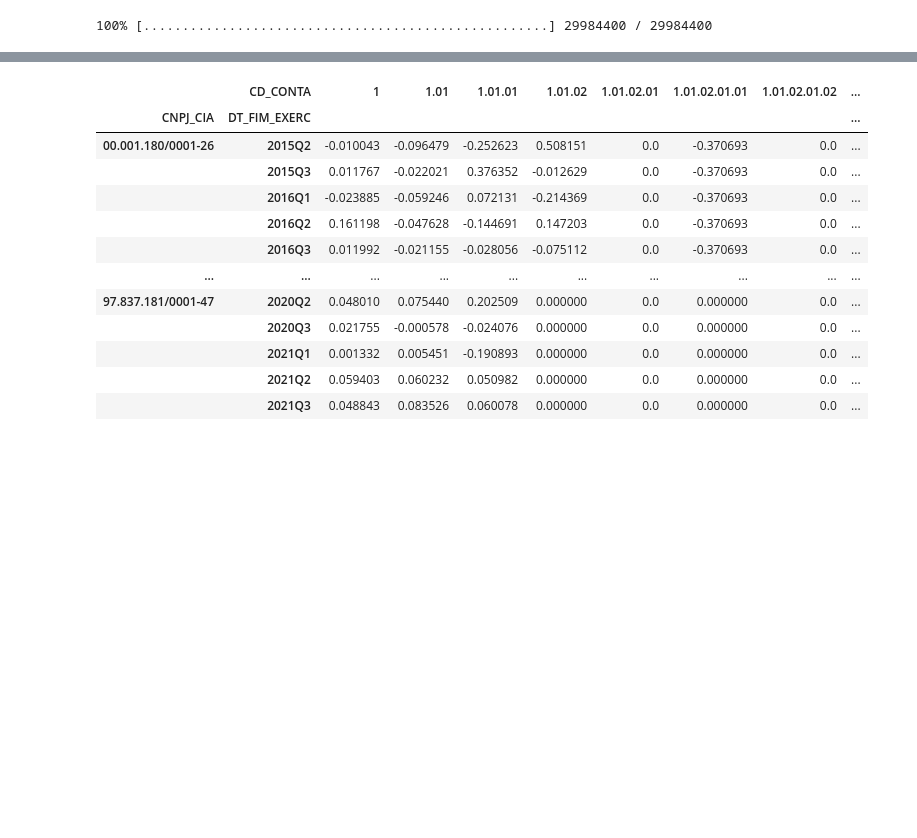
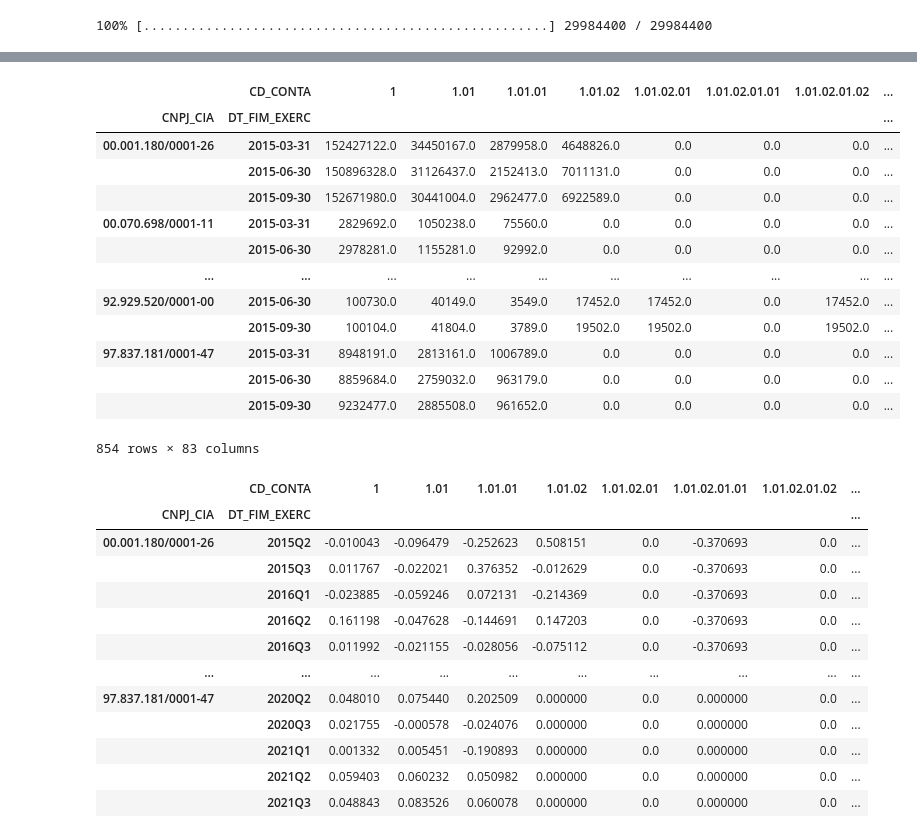
Before and after one commit to felipesveiga/stock-price-predictor, a Jupyter notebook: stock_80_percentile.ipynb, the cells around one changed output, grey strips where cells are left out. Cells and saved outputs as stored; diff of their text form; code cells hidden in the pictures; blank space fills up the shorter version.

```diff
--- a/stock_80_percentile.ipynb
+++ b/stock_80_percentile.ipynb
@@ -139,3 +139,23 @@ acoes[acoes['CNPJ']=='00.001.180/0001-26']
+# %%
+# As pivot-tables estão sendo montadas erroneamente?
+x=pd.read_csv('Statements/itr_cia_aberta_BPA_con_2015.csv', encoding='ISO-8859-1', sep=';',parse_dates=['DT_FIM_EXERC']).query('''ORDEM_EXERC=='ÚLTIMO' & ST_CONTA_FIXA=='S' & VERSAO==1 ''')
+# %%
+pd.pivot_table(x, values='VL_CONTA', columns='CD_CONTA', index=['CNPJ_CIA', 'DT_FIM_EXERC'])
+# %% [output]
+|  | CD_CONTA | 1 | 1.01 | 1.01.01 | 1.01.02 | 1.01.02.01 | 1.01.02.01.01 | 1.01.02.01.02 | ... |
+| CNPJ_CIA | DT_FIM_EXERC |  |  |  |  |  |  |  | ... |
+| 00.001.180/0001-26 | 2015-03-31 | 152427122.0 | 34450167.0 | 2879958.0 | 4648826.0 | 0.0 | 0.0 | 0.0 | ... |
+|  | 2015-06-30 | 150896328.0 | 31126437.0 | 2152413.0 | 7011131.0 | 0.0 | 0.0 | 0.0 | ... |
+|  | 2015-09-30 | 152671980.0 | 30441004.0 | 2962477.0 | 6922589.0 | 0.0 | 0.0 | 0.0 | ... |
+| 00.070.698/0001-11 | 2015-03-31 | 2829692.0 | 1050238.0 | 75560.0 | 0.0 | 0.0 | 0.0 | 0.0 | ... |
+|  | 2015-06-30 | 2978281.0 | 1155281.0 | 92992.0 | 0.0 | 0.0 | 0.0 | 0.0 | ... |
+| ... | ... | ... | ... | ... | ... | ... | ... | ... | ... |
+| 92.929.520/0001-00 | 2015-06-30 | 100730.0 | 40149.0 | 3549.0 | 17452.0 | 17452.0 | 0.0 | 17452.0 | ... |
+|  | 2015-09-30 | 100104.0 | 41804.0 | 3789.0 | 19502.0 | 19502.0 | 0.0 | 19502.0 | ... |
+| 97.837.181/0001-47 | 2015-03-31 | 8948191.0 | 2813161.0 | 1006789.0 | 0.0 | 0.0 | 0.0 | 0.0 | ... |
+|  | 2015-06-30 | 8859684.0 | 2759032.0 | 963179.0 | 0.0 | 0.0 | 0.0 | 0.0 | ... |
+|  | 2015-09-30 | 9232477.0 | 2885508.0 | 961652.0 | 0.0 | 0.0 | 0.0 | 0.0 | ... |
+854 rows × 83 columns
 # %%
 acoes.to_csv('CNPJ-Ticker.csv')
 # %%
```
Also changed, not shown: parts of 6 cells of this notebook.
